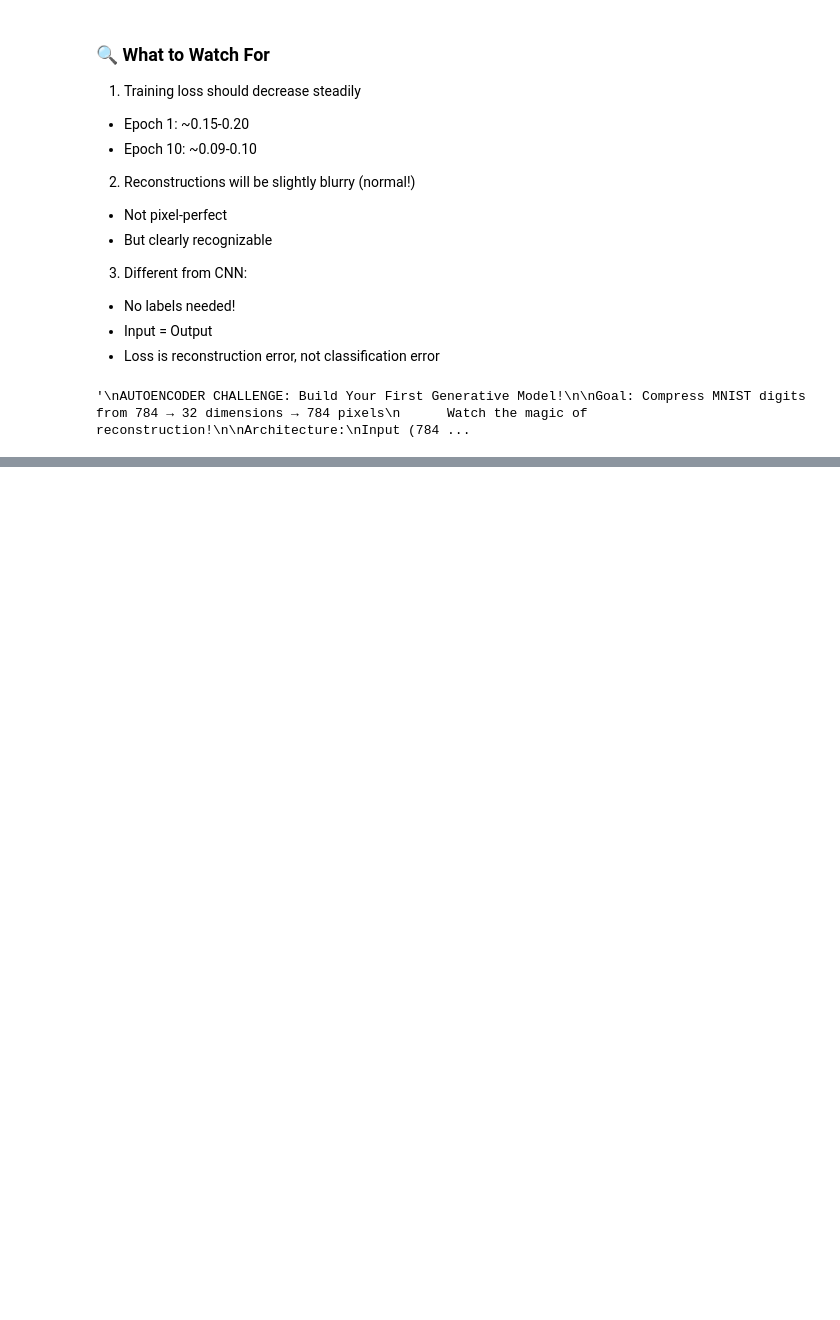
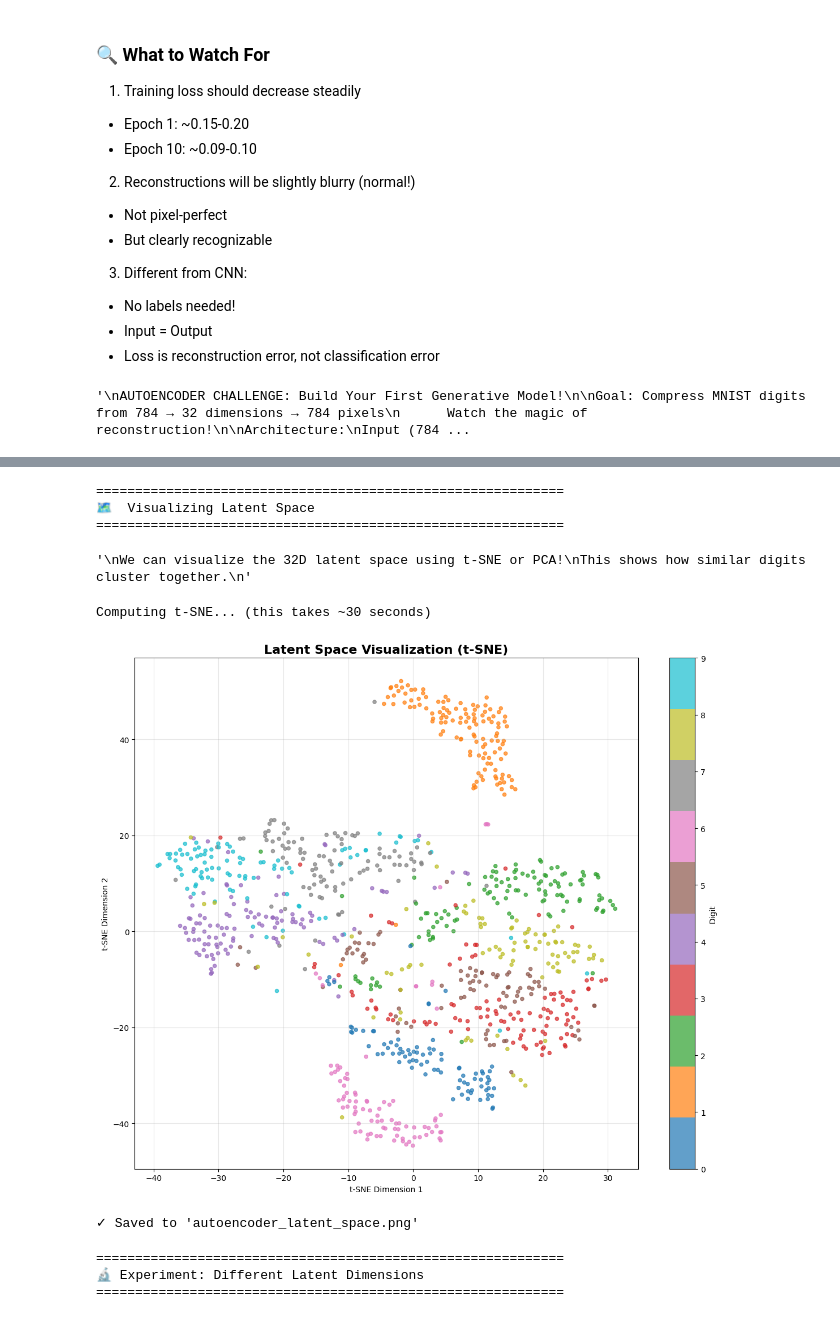
Before and after one commit to kumarprakhar14/Gen_AI, a Jupyter notebook: notebooks/unit-1-intro-to-genai/08-first-autoencoder.ipynb, the cells around one changed output, grey strips where cells are left out. Saved outputs shown, nothing was run; the diff lists cells and outputs as text; code cells hidden in the pictures; blank space fills up the shorter version.

```diff
--- a/notebooks/unit-1-intro-to-genai/08-first-autoencoder.ipynb
+++ b/notebooks/unit-1-intro-to-genai/08-first-autoencoder.ipynb
@@ -131,0 +469,50 @@ print(f"Image shape: {x_train[0].shape}")
+# %%
+print("\n" + "="*60)
+print("🗺️  Visualizing Latent Space")
+print("="*60)
+# %% [output]
+============================================================
+🗺️  Visualizing Latent Space
+============================================================
+# %%
+"""
+We can visualize the 32D latent space using t-SNE or PCA!
+This shows how similar digits cluster together.
+"""
+# %% [output]
+'\nWe can visualize the 32D latent space using t-SNE or PCA!\nThis shows how similar digits cluster together.\n'
+# %%
+from sklearn.manifold import TSNE
+from tensorflow.keras.datasets import mnist
+
+# Load labels for coloring
+(_, y_train_labels), (_, y_test_labels) = mnist.load_data()
+# %%
+# Encode test images
+latent_codes = encoder.predict(x_test[:1000], verbose=0)  # Use 1000 sample
+# %%
+# Reduce to 2D using t-SNE
+print("Computing t-SNE... (this takes ~30 seconds)")
+tsne = TSNE(n_components=2, random_state=42)
+latent_2d = tsne.fit_transform(latent_codes)
+# %% [output]
+Computing t-SNE... (this takes ~30 seconds)
+# %%
+# Plot
+plt.figure(figsize=(12, 10))
+scatter = plt.scatter(latent_2d[:, 0], latent_2d[:, 1],
+                      c=y_test_labels[:1000], cmap='tab10',
+                      alpha=0.7, s=20)
+plt.colorbar(scatter, label='Digit')
+plt.title('Latent Space Visualization (t-SNE)', fontsize=16, fontweight='bold')
+plt.xlabel('t-SNE Dimension 1')
+plt.ylabel('t-SNE Dimension 2')
+plt.grid(True, alpha=0.3)
+plt.tight_layout()
+plt.savefig('autoencoder_latent_space.png', dpi=150, bbox_inches='tight')
+plt.show()
+print("✓ Saved to 'autoencoder_latent_space.png'")
+plt.close()
+# %% [output]
+[figure, added]
+✓ Saved to 'autoencoder_latent_space.png'
@@ -131,0 +523,8 @@ print(f"Image shape: {x_train[0].shape}")
+# %%
+print("\n" + "="*60)
+print("🔬 Experiment: Different Latent Dimensions")
+print("="*60)
+# %% [output]
+============================================================
+🔬 Experiment: Different Latent Dimensions
+============================================================
```
Also changed, not shown: parts of 43 cells of this notebook.
